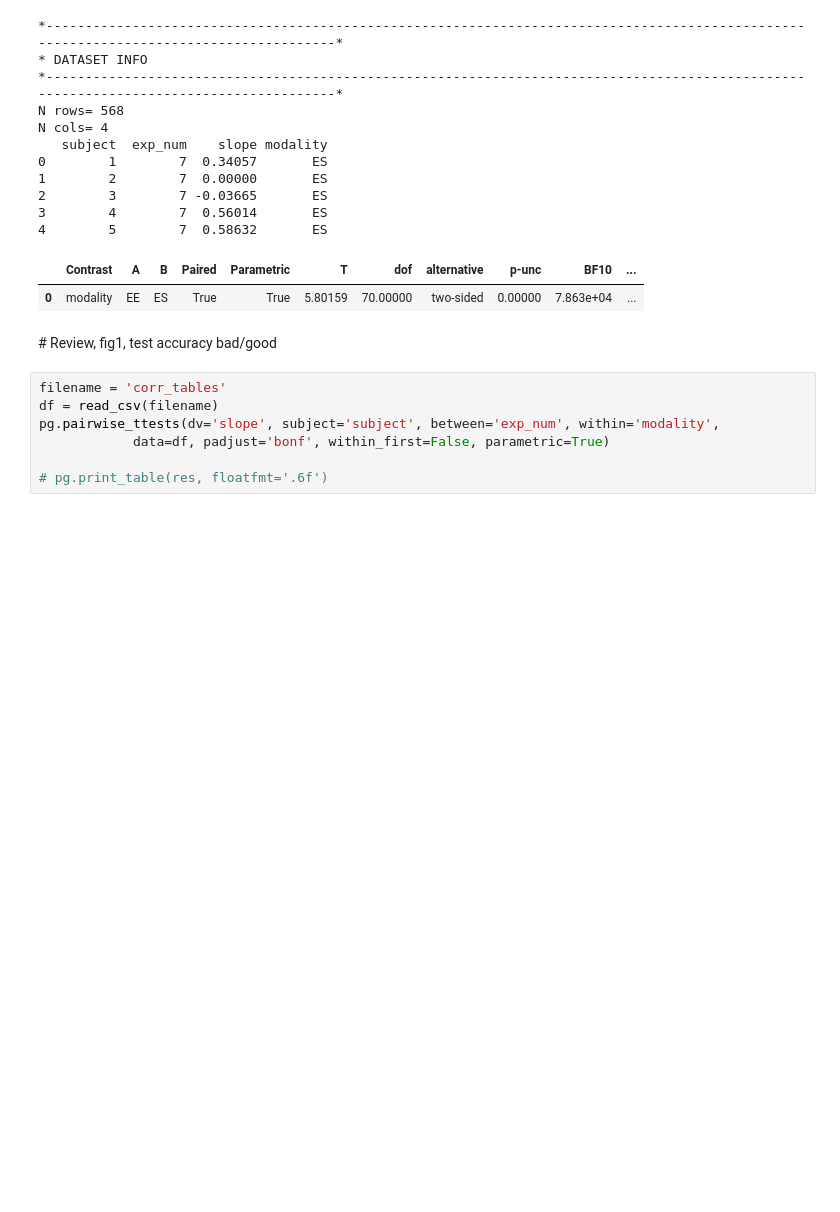
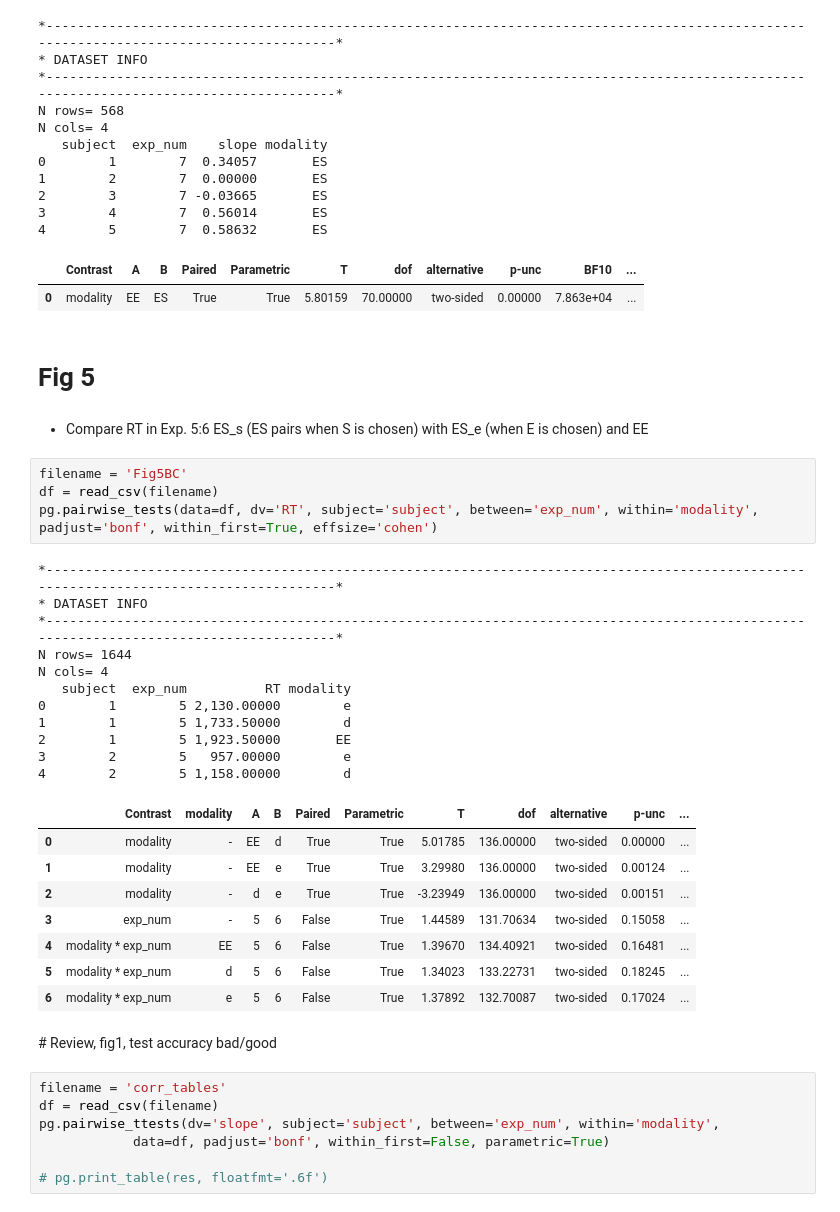
Before and after one commit to bsgarcia/RandCFollowUp, a Jupyter notebook: python/stats.ipynb, the cells around one changed output. Cells and saved outputs as stored; diff of their text form; blank space fills up the shorter version.

```diff
--- a/python/stats.ipynb
+++ b/python/stats.ipynb
@@ -521,6 +521,34 @@ N cols= 4
 4        5        7  0.58632       ES
 |  | Contrast | A | B | Paired | Parametric | T | dof | alternative | p-unc | BF10 | ... |
 | 0 | modality | EE | ES | True | True | 5.80159 | 70.00000 | two-sided | 0.00000 | 7.863e+04 | ... |
+# %% [markdown]
+# Fig 5
+# %% [markdown]
+* Compare RT in Exp. 5:6  ES_s (ES pairs when S is chosen) with ES_e (when E is chosen) and EE
+# %%
+filename = 'Fig5BC'
+df = read_csv(filename)
+pg.pairwise_tests(data=df, dv='RT', subject='subject', between='exp_num', within='modality', padjust='bonf', within_first=True, effsize='cohen')
+# %% [output]
+*---------------------------------------------------------------------------------------------------------------------------------------*
+* DATASET INFO
+*---------------------------------------------------------------------------------------------------------------------------------------*
+N rows= 1644
+N cols= 4
+   subject  exp_num          RT modality
+0        1        5 2,130.00000        e
+1        1        5 1,733.50000        d
+2        1        5 1,923.50000       EE
+3        2        5   957.00000        e
+4        2        5 1,158.00000        d
+|  | Contrast | modality | A | B | Paired | Parametric | T | dof | alternative | p-unc | ... |
+| 0 | modality | - | EE | d | True | True | 5.01785 | 136.00000 | two-sided | 0.00000 | ... |
+| 1 | modality | - | EE | e | True | True | 3.29980 | 136.00000 | two-sided | 0.00124 | ... |
+| 2 | modality | - | d | e | True | True | -3.23949 | 136.00000 | two-sided | 0.00151 | ... |
+| 3 | exp_num | - | 5 | 6 | False | True | 1.44589 | 131.70634 | two-sided | 0.15058 | ... |
+| 4 | modality * exp_num | EE | 5 | 6 | False | True | 1.39670 | 134.40921 | two-sided | 0.16481 | ... |
+| 5 | modality * exp_num | d | 5 | 6 | False | True | 1.34023 | 133.22731 | two-sided | 0.18245 | ... |
+| 6 | modality * exp_num | e | 5 | 6 | False | True | 1.37892 | 132.70087 | two-sided | 0.17024 | ... |
 # %% [markdown]
 # Review, fig1, test accuracy bad/good
 # %%
```
Also changed, not shown: parts of 3 cells of this notebook, 3 other files.
